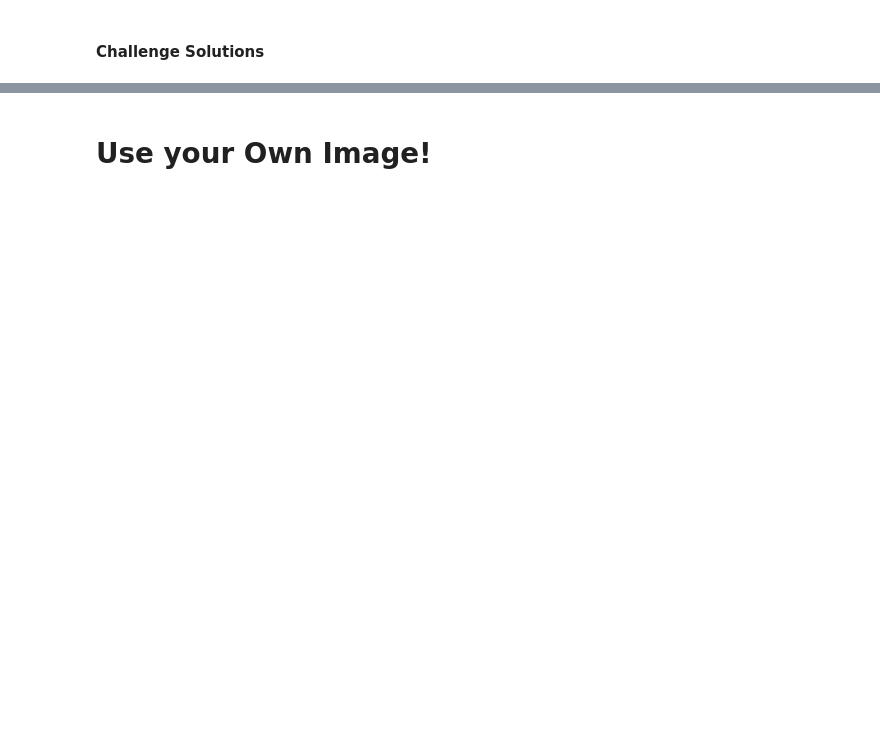
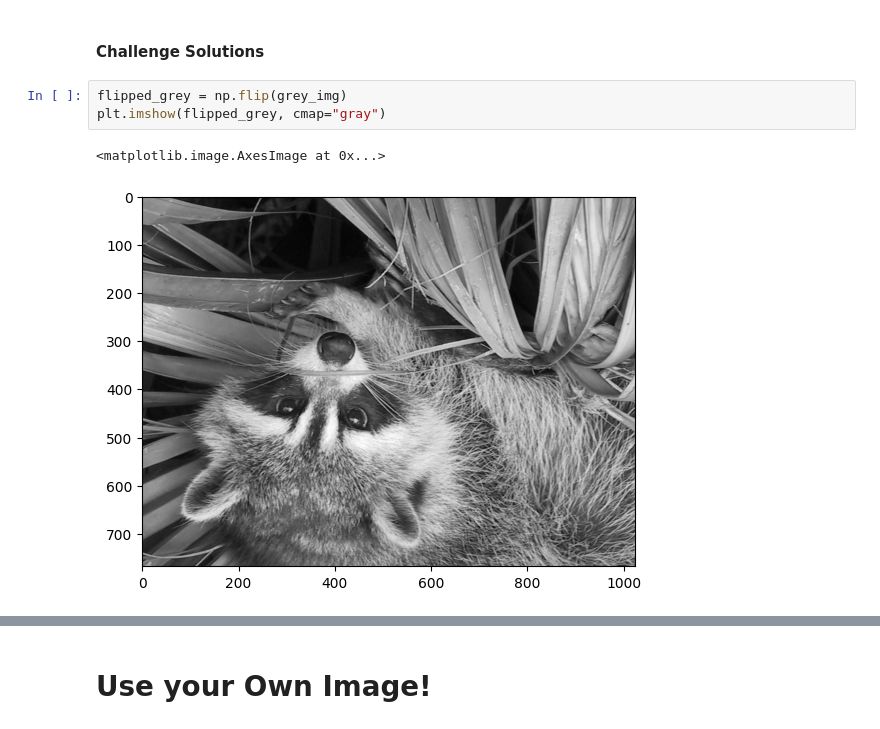
Before and after one commit to thandora/100-days-of-code-udemy, a Jupyter notebook: day-076-intro-to-numpy/numpy_intro.ipynb, the cells around one changed output, grey strips where cells are left out. Cells and saved outputs as stored; diff of their text form; blank space fills up the shorter version.

```diff
--- a/day-076-intro-to-numpy/numpy_intro.ipynb
+++ b/day-076-intro-to-numpy/numpy_intro.ipynb
@@ -404,3 +498,9 @@ grey_vals = np.array([0.2126, 0.7152, 0.0722])
 <img src=https://i.imgur.com/cfFbuex.png>
 # %% [markdown]
 #### Challenge Solutions
+# %%
+flipped_grey = np.flip(grey_img)
+plt.imshow(flipped_grey, cmap="gray")
+# %% [output]
+<matplotlib.image.AxesImage at 0x...>
+[figure, added]
```
Also changed, not shown: parts of 23 cells of this notebook.
